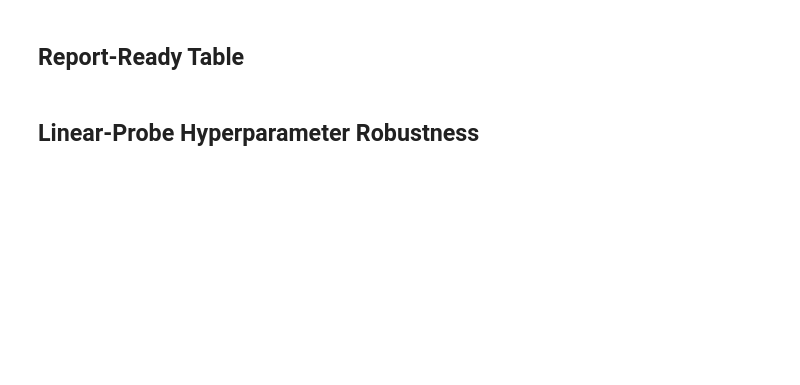
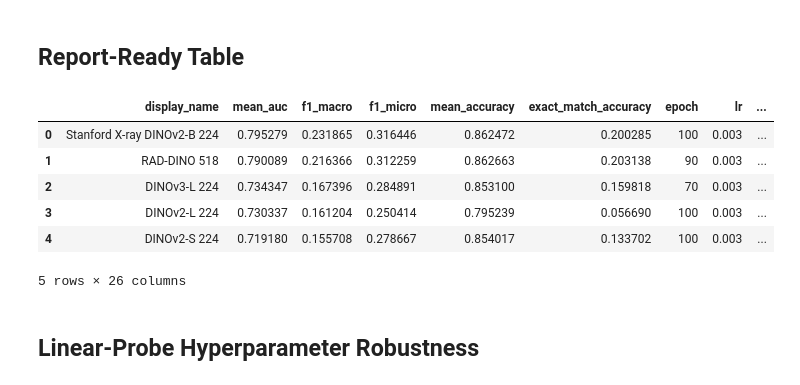
Before and after one commit to Vaseto108/xai_for_medical_fm, a Jupyter notebook: notebooks/linear_probe_model_comparison.ipynb, the cells around one changed output. Cells and saved outputs as stored; diff of their text form; code cells hidden in the pictures; blank space fills up the shorter version.

```diff
--- a/notebooks/linear_probe_model_comparison.ipynb
+++ b/notebooks/linear_probe_model_comparison.ipynb
@@ -55,20 +60,20 @@ def tensor_storage_mb(*tensors):
 ## Config
 # %%
 dataset_name = "chestmnist"
-data_fraction = 1.00
+data_fraction = 1.0
 dataset_seed = 0
 save_outputs = True
 
 # Train each (lr, weight_decay) head once to max(checkpoint_epochs).
 # Epoch choice is evaluated from checkpoints, not retrained as separate configs.
-checkpoint_epochs = [5, 10, 20]
+checkpoint_epochs = [1, 2, 3, 4, 5, 7, 10, 15, 20, 25, 30, 40, 50, 60, 70, 80, 90, 100]
 train_grid = make_linear_probe_grid(
     lrs=[1e-4, 3e-4, 1e-3, 3e-3],
     weight_decays=[0.0, 1e-5, 1e-4, 1e-3],
 )
 
 # Thresholds are swept after each checkpoint without retraining.
-thresholds = [0.01, 0.03, 0.05, 0.1, 0.15, 0.2, 0.3, 0.5]
+thresholds = [0.005, 0.01, 0.02, 0.03, 0.04, 0.05, 0.07, 0.1, 0.15, 0.2, 0.3, 0.5]
 selection_metric = "f1_macro"
 
 probe_batch_size = 512
@@ -609,7 +681,7 @@ report_table_df = full_plot_df.merge(
         "feature_extraction_seconds",
         "adaptation_seconds",
         "inference_or_eval_seconds",
-        "threshold_search_seconds",
+        "threshold_search_grid_seconds",
         "efficiency_counted_seconds",
         "actual_wall_seconds",
         "peak_gpu_memory_mb",
@@ -621,34 +693,42 @@ report_table_df = full_plot_df.merge(
 
 report_cols = [
     "display_name",
     "mean_auc",
     "f1_macro",
     "f1_micro",
     "mean_accuracy",
     "exact_match_accuracy",
     "epoch",
     "lr",
     "weight_decay",
     "threshold",
     "selection_metric",
     "num_train_trials",
     "num_epoch_checkpoints",
     "num_thresholds",
     "total_params",
     "trainable_params",
     "trainable_param_fraction",
     "feature_storage_mb",
     "feature_extraction_seconds",
     "adaptation_seconds",
     "inference_or_eval_seconds",
-    "threshold_search_seconds",
+    "threshold_search_grid_seconds",
     "efficiency_counted_seconds",
     "actual_wall_seconds",
     "peak_gpu_memory_mb",
     "shortcut_used",
 ]
 
 report_table_df[report_cols].sort_values(selection_metric, ascending=False)
+# %% [output]
+|  | display_name | mean_auc | f1_macro | f1_micro | mean_accuracy | exact_match_accuracy | epoch | lr | ... |
+| 0 | Stanford X-ray DINOv2-B 224 | 0.795279 | 0.231865 | 0.316446 | 0.862472 | 0.200285 | 100 | 0.003 | ... |
+| 1 | RAD-DINO 518 | 0.790089 | 0.216366 | 0.312259 | 0.862663 | 0.203138 | 90 | 0.003 | ... |
+| 2 | DINOv3-L 224 | 0.734347 | 0.167396 | 0.284891 | 0.853100 | 0.159818 | 70 | 0.003 | ... |
+| 3 | DINOv2-L 224 | 0.730337 | 0.161204 | 0.250414 | 0.795239 | 0.056690 | 100 | 0.003 | ... |
+| 4 | DINOv2-S 224 | 0.719180 | 0.155708 | 0.278667 | 0.854017 | 0.133702 | 100 | 0.003 | ... |
+5 rows × 26 columns
 # %% [markdown]
 ## Linear-Probe Hyperparameter Robustness
 # %%
```
Also changed, not shown: parts of 12 cells of this notebook, 23 other files.
